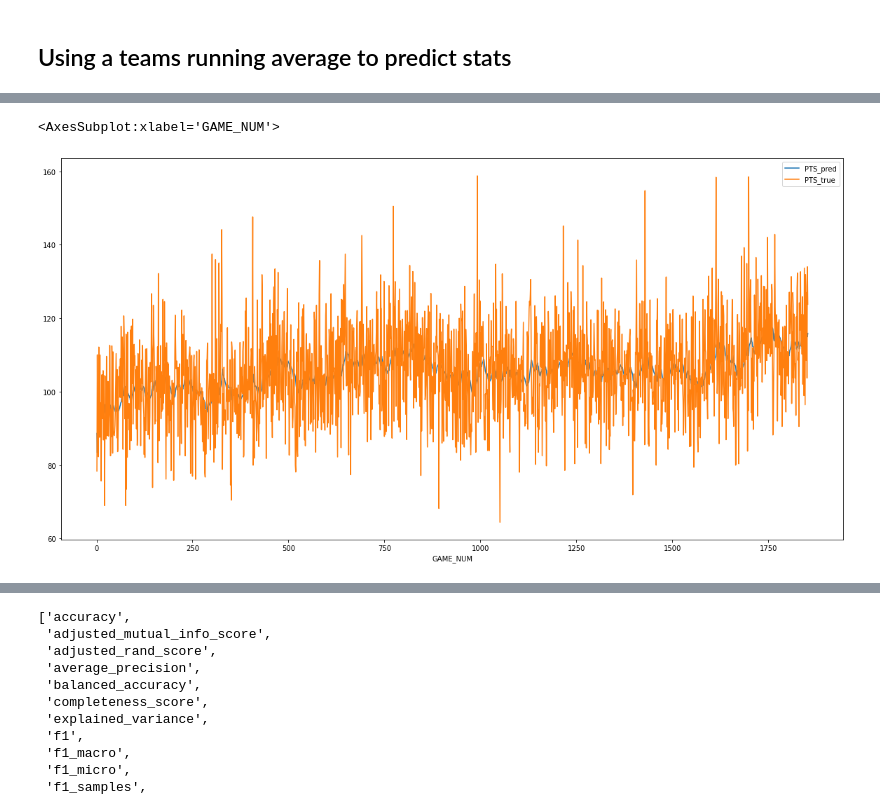
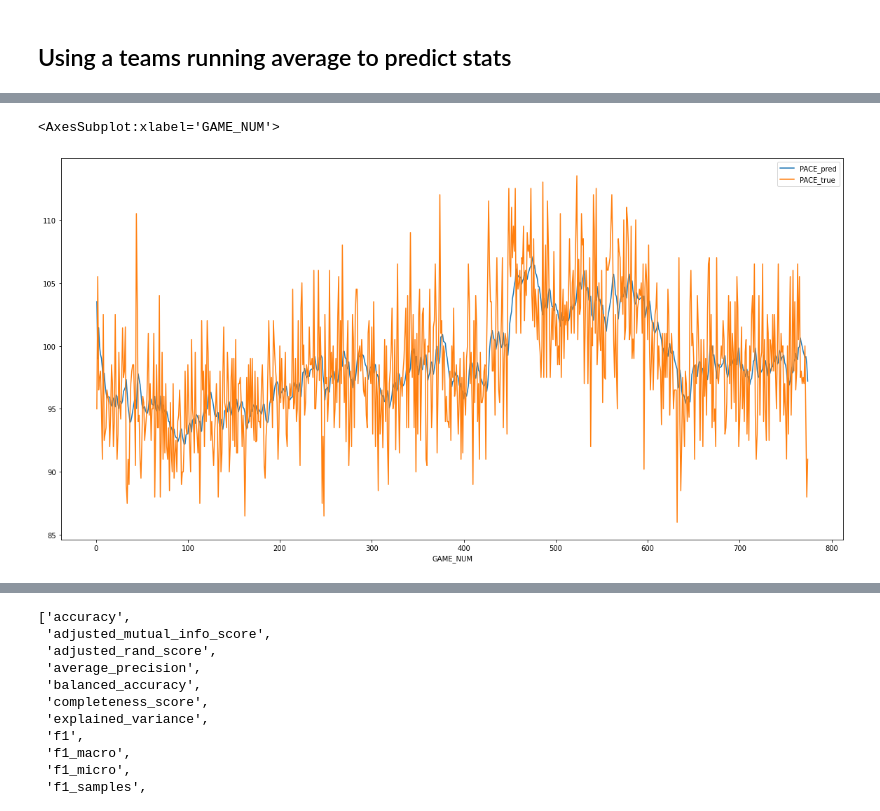
Before and after one commit to jnish23/NBA_Model_V2, a Jupyter notebook: notebooks/predicting_points_scored with_tracking.ipynb, the cells around one changed output, grey strips where cells are left out. Saved outputs shown, nothing was run; the diff lists cells and outputs as text; code cells hidden in the pictures.

```diff
--- a/notebooks/predicting_points_scored with_tracking.ipynb
+++ b/notebooks/predicting_points_scored with_tracking.ipynb
@@ -374,6 +344,7 @@ def clean_spreads_df(df=spreads):
 
     spreads = pd.concat(
         [df.iloc[:, :4], highest_home_spread, highest_away_spread], axis=1)
+    spreads['GM_DATE'] = pd.to_datetime(spreads['GM_DATE'])
 
     return spreads
 # %%
@@ -468,10 +437,10 @@ def normalize_per_100_poss(df):
     df = df.copy(deep=True)
 
     df.iloc[:, 12:27] = 100*df.iloc[:, 12:27].div(df['PACE'], axis=0)
-    df.iloc[:,  35:-4] = 100*df.iloc[:, 35:-4].div(df['PACE'], axis=0)
+    df.iloc[:,  34:-4] = 100*df.iloc[:, 34:-4].div(df['PACE'], axis=0)
 
     return df
 
 stats_per_100 = normalize_per_100_poss(merged_df)
-stats_per_100
+stats_per_100.head()
 # %% [output]
@@ -569,26 +488,0 @@ matchups
-# %%
-drop_cols = ['TEAM_ID', 'TEAM_NAME', 'GAME_ID', 'MATCHUP',
-             'HOME_GAME', 'TEAM_SCORE', 'ML', 'SPREAD',
-             'ATS_DIFF', 'TEAM_COVERED', 'GAME_DATE',
-             'POINT_DIFF', 'WL', 'RECORD', 'TEAM_SCORE_opp',
-            'POINT_DIFF_opp', 'WL_opp', 'ML_opp', 'SPREAD_opp',
-            'ATS_DIFF_opp', 'TEAM_COVERED_opp', 'RECORD_opp']
-
-stat_ewmas = []
-
-matchup_info = matchups.iloc[:, :12]
-stats = matchups.drop(columns = drop_cols)
-
-for stat in stats.columns[2:]:
-    if stat.endswith('_opp'):
-        span = ewma_windows_dict[stat[:-4]]
-    else:
-        span = ewma_windows_dict[stat]
-
-    avg_stats = stats.groupby(['SEASON', 'TEAM_ABBREVIATION'], as_index=True)[stat].apply(lambda x: x.ewm(span=span).mean())
-    stat_ewmas.append(avg_stats)
-
-avg_stats = pd.concat(stat_ewmas, axis=1)
-avg_stats = pd.concat([matchup_info, avg_stats], axis=1)
-
-avg_stats
@@ -714,6 +546,6 @@ def calc_metrics(df, stat, print_result = True):
 # %%
-running_stats = avg_model(stats_per_100, 'PTS', avg_method='ewma', n=40)
-np.mean((running_stats['PTS_pred'] - running_stats['PTS_true'])**2)**0.5
+running_stats = avg_model(stats_per_100, 'PACE', avg_method='ewma', n=15)
+np.mean((running_stats['PACE_pred'] - running_stats['PACE_true'])**2)**0.5
 running_stats['GAME_NUM'] = running_stats.groupby(['TEAM_ABBREVIATION']).cumcount()+1
 
 running_stats
@@ -735,7 +567,7 @@ running_stats
 atl = running_stats.loc[running_stats['TEAM_ABBREVIATION'] == 'ATL']
 sas = running_stats.loc[running_stats['TEAM_ABBREVIATION'] == 'SAS']
 # %%
-atl[['GAME_NUM', 'PTS_pred', 'PTS_true']].plot(x='GAME_NUM', figsize=(20,10))
+atl[['GAME_NUM', 'PACE_pred', 'PACE_true']].plot(x='GAME_NUM', figsize=(20,10))
 # %% [output]
 <AxesSubplot:xlabel='GAME_NUM'>
-[figure, old version]
+[figure, new version]
```
Also changed, not shown: parts of 47 cells of this notebook, 5 other files.
